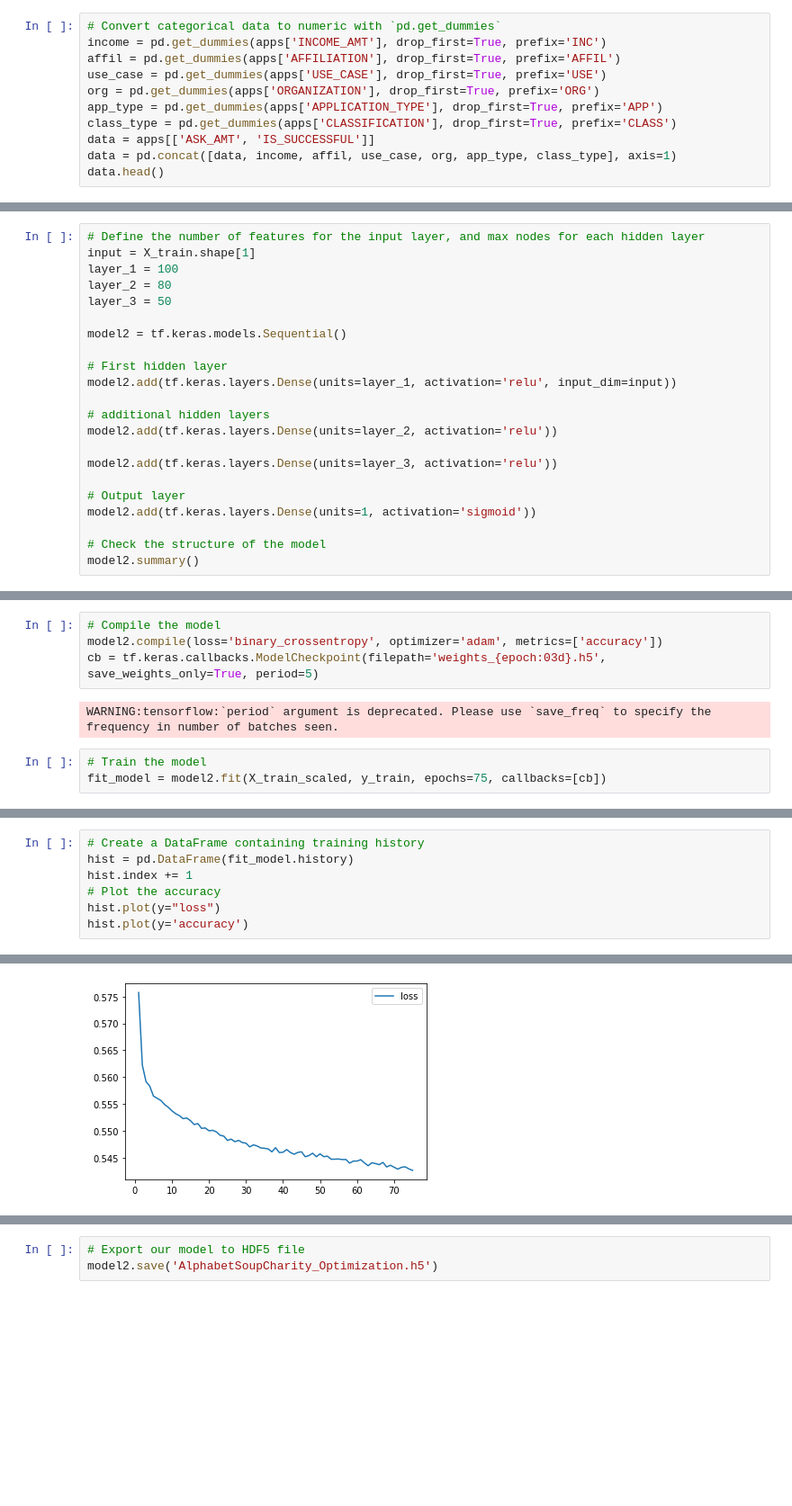
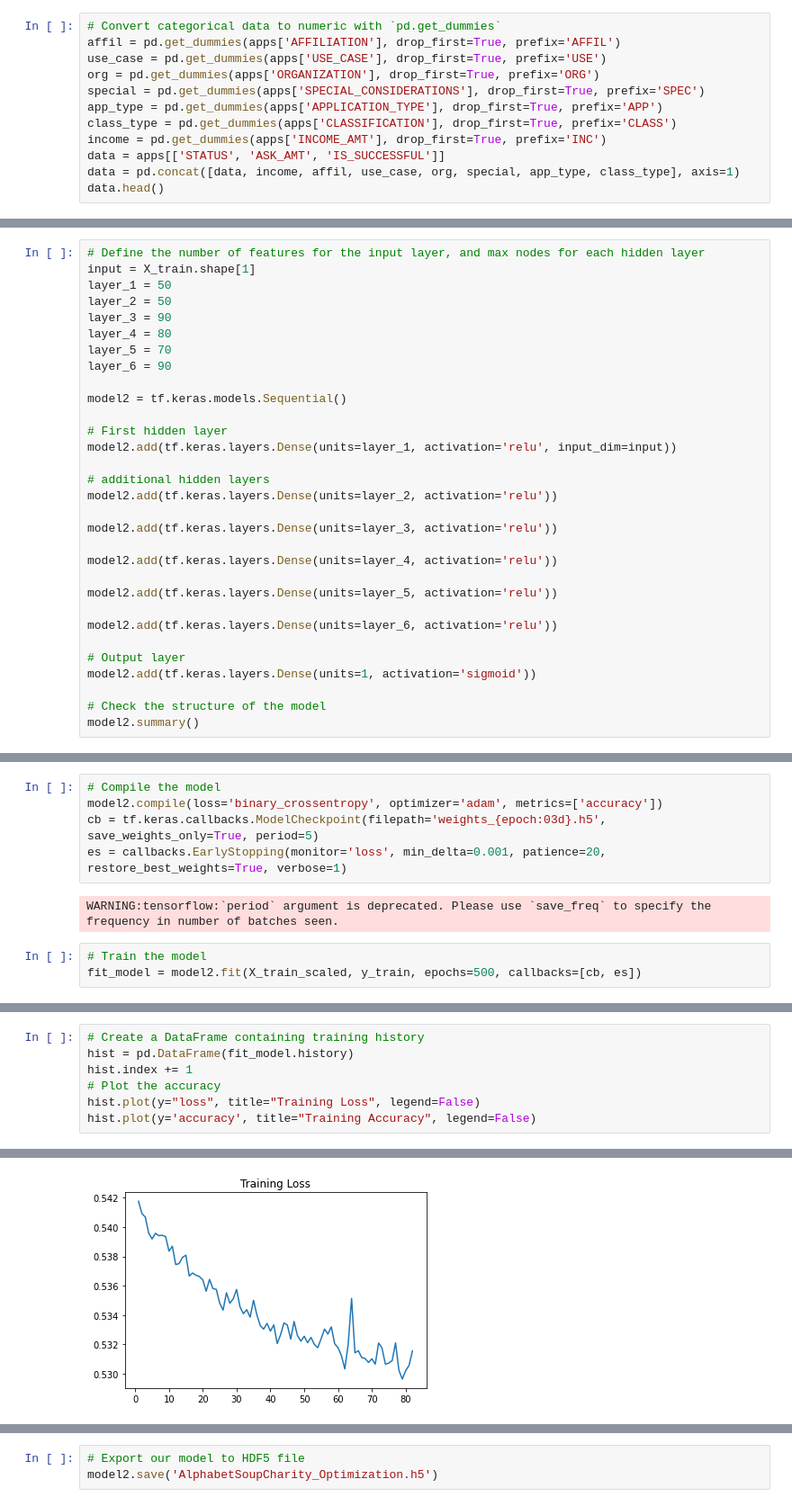
Before and after one commit to andcetera/deep-learning-challenge, a Jupyter notebook: AlphabetSoupCharity_Optimization.ipynb, the cells around one changed output, grey strips where cells are left out. Shown: that part at 90% size. Drawn from its saved outputs; the diff is of its cells as text; blank space fills up the shorter version.

Commit message:
slightly optimized model - using Colaboratory

```diff
--- a/AlphabetSoupCharity_Optimization.ipynb
+++ b/AlphabetSoupCharity_Optimization.ipynb
@@ -103,13 +98,14 @@ C1200     4833
 Name: CLASSIFICATION, dtype: int64
 # %%
 # Convert categorical data to numeric with `pd.get_dummies`
-income = pd.get_dummies(apps['INCOME_AMT'], drop_first=True, prefix='INC')
 affil = pd.get_dummies(apps['AFFILIATION'], drop_first=True, prefix='AFFIL')
 use_case = pd.get_dummies(apps['USE_CASE'], drop_first=True, prefix='USE')
 org = pd.get_dummies(apps['ORGANIZATION'], drop_first=True, prefix='ORG')
+special = pd.get_dummies(apps['SPECIAL_CONSIDERATIONS'], drop_first=True, prefix='SPEC')
 app_type = pd.get_dummies(apps['APPLICATION_TYPE'], drop_first=True, prefix='APP')
 class_type = pd.get_dummies(apps['CLASSIFICATION'], drop_first=True, prefix='CLASS')
-data = apps[['ASK_AMT', 'IS_SUCCESSFUL']]
-data = pd.concat([data, income, affil, use_case, org, app_type, class_type], axis=1)
+income = pd.get_dummies(apps['INCOME_AMT'], drop_first=True, prefix='INC')
+data = apps[['STATUS', 'ASK_AMT', 'IS_SUCCESSFUL']]
+data = pd.concat([data, income, affil, use_case, org, special, app_type, class_type], axis=1)
 data.head()
 # %% [output]
@@ -140,9 +136,12 @@ X_test_scaled = X_scaler.transform(X_test)
 # %%
 # Define the number of features for the input layer, and max nodes for each hidden layer
 input = X_train.shape[1]
-layer_1 = 100
-layer_2 = 80
-layer_3 = 50
+layer_1 = 50
+layer_2 = 50
+layer_3 = 90
+layer_4 = 80
+layer_5 = 70
+layer_6 = 90
 
 model2 = tf.keras.models.Sequential()
 
@@ -154,6 +153,12 @@ model2.add(tf.keras.layers.Dense(units=layer_2, activation='relu'))
 
 model2.add(tf.keras.layers.Dense(units=layer_3, activation='relu'))
 
+model2.add(tf.keras.layers.Dense(units=layer_4, activation='relu'))
+
+model2.add(tf.keras.layers.Dense(units=layer_5, activation='relu'))
+
+model2.add(tf.keras.layers.Dense(units=layer_6, activation='relu'))
+
 # Output layer
 model2.add(tf.keras.layers.Dense(units=1, activation='sigmoid'))
 
@@ -181,9 +186,10 @@ _________________________________________________________________
 # Compile the model
 model2.compile(loss='binary_crossentropy', optimizer='adam', metrics=['accuracy'])
 cb = tf.keras.callbacks.ModelCheckpoint(filepath='weights_{epoch:03d}.h5', save_weights_only=True, period=5)
+es = callbacks.EarlyStopping(monitor='loss', min_delta=0.001, patience=20, restore_best_weights=True, verbose=1)
 # %% [output]
 WARNING:tensorflow:`period` argument is deprecated. Please use `save_freq` to specify the frequency in number of batches seen.
 # %%
 # Train the model
-fit_model = model2.fit(X_train_scaled, y_train, epochs=75, callbacks=[cb])
+fit_model = model2.fit(X_train_scaled, y_train, epochs=500, callbacks=[cb, es])
 # %% [output]
@@ -216,6 +222,6 @@ Loss: 0.5758417844772339, Accuracy: 0.7244076132774353
 hist = pd.DataFrame(fit_model.history)
 hist.index += 1
 # Plot the accuracy
-hist.plot(y="loss")
-hist.plot(y='accuracy')
+hist.plot(y="loss", title="Training Loss", legend=False)
+hist.plot(y='accuracy', title="Training Accuracy", legend=False)
 # %% [output]
@@ -223 +229 @@ hist.plot(y='accuracy')
-[figure, old version]
+[figure, new version]
```
Also changed, not shown: parts of 13 cells of this notebook.
